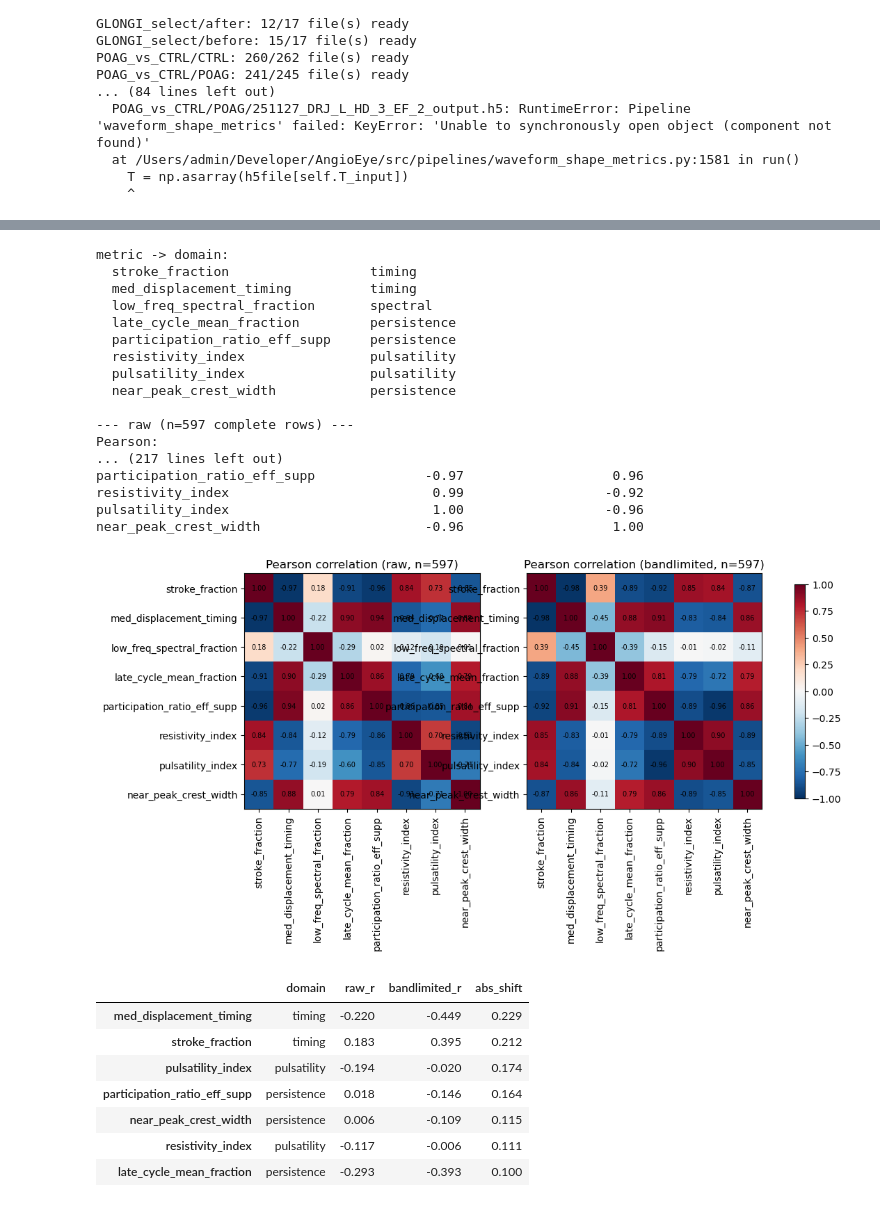
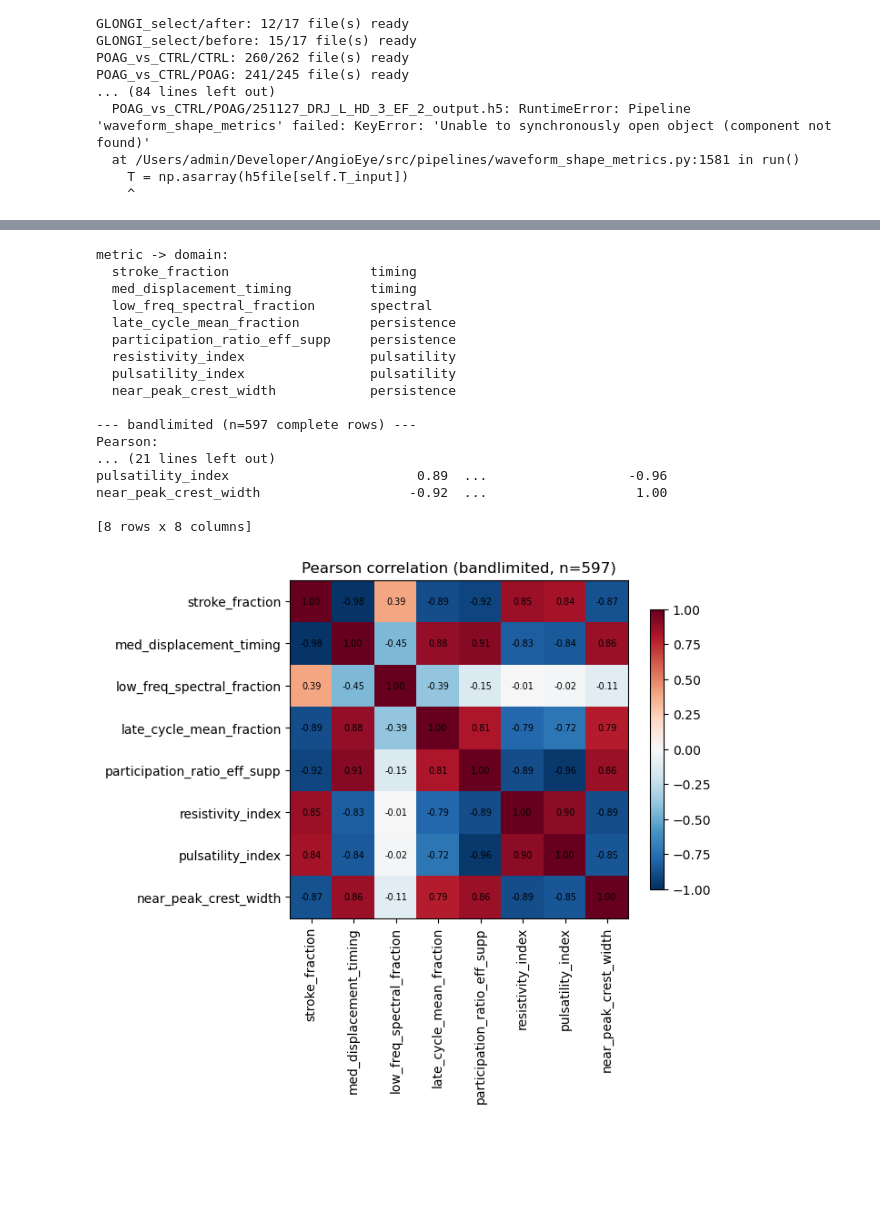
Before and after one commit to DigitalHolography/AngioEye, a Jupyter notebook: src/postprocess/composite_scoring/scoring-analysis/composite_scoring_validation.ipynb, the cells around one changed output, grey strips where cells are left out. Drawn from its saved outputs; the diff is of its cells as text; code cells hidden in the pictures; blank space fills up the shorter version.

Commit message:
Add p-values, other metrics and reduced scoring axes

```diff
--- a/src/postprocess/composite_scoring/scoring-analysis/composite_scoring_validation.ipynb
+++ b/src/postprocess/composite_scoring/scoring-analysis/composite_scoring_validation.ipynb
@@ -2,7 +2,6 @@
 import sys
 from pathlib import Path
 
-# src-layout package root for the AngioEye repo (postprocess/, pipelines/, input_output/ live under here)
 REPO_SRC = Path("/Users/admin/Developer/AngioEye/src")
 if str(REPO_SRC) not in sys.path:
     sys.path.insert(0, str(REPO_SRC))
@@ -24,15 +23,13 @@ from postprocess.composite_scoring.metrics import (
     VESSEL_TYPES,
     REPRESENTATIONS,
 )
-from postprocess.composite_scoring.scoring import (
-    append_scores_to_file,
-    score_records_for_tree,
-    _finite_scalar,
-)
+from postprocess.composite_scoring.scoring import _finite_scalar
 
-DATA_ROOT = Path("/Users/admin/Desktop/langevin-internship/composite-scoring/WAS scoring")
+DATA_ROOT = REPO_SRC / "postprocess/composite_scoring/scoring-analysis"
 PROCESSED_ROOT = DATA_ROOT / "_processed"
 
+REPRESENTATIONS = ("bandlimited",)
+
 list(METRICS.keys())
 # %% [output]
 ['stroke_fraction',
@@ -185,8 +177,6 @@ rows = []
 for cohort, groups in processed_manifest.items():
     for group, paths in groups.items():
         for path in paths:
-            # Keep the real pipeline exercised end to end (RWAS/RWAS4 written to file).
-            append_scores_to_file(path)
             metric_values = extract_metric_values(path)
             for metric_key in METRICS:
                 for representation in REPRESENTATIONS:
@@ -251,55 +241,33 @@ metric -> domain:
   pulsatility_index                pulsatility
   near_peak_crest_width            persistence
 
---- raw (n=597 complete rows) ---
+--- bandlimited (n=597 complete rows) ---
 Pearson:
-... (217 lines left out)
-participation_ratio_eff_supp              -0.97                   0.96
-resistivity_index                          0.99                  -0.92
-pulsatility_index                          1.00                  -0.96
-near_peak_crest_width                     -0.96                   1.00
+... (21 lines left out)
+pulsatility_index                        0.89  ...                  -0.96
+near_peak_crest_width                   -0.92  ...                   1.00
+
+[8 rows x 8 columns]
 # %%
 import matplotlib.pyplot as plt
 
 fig, axes = plt.subplots(1, len(REPRESENTATIONS), figsize=(6 * len(REPRESENTATIONS), 5))
+axes = np.atleast_1d(axes)
 for ax, representation in zip(axes, REPRESENTATIONS):
     corr = correlations[representation]["pearson"]
     im = ax.imshow(corr, vmin=-1, vmax=1, cmap="RdBu_r")
     ax.set_xticks(range(len(metric_cols)))
     ax.set_xticklabels(metric_cols, rotation=90)
     ax.set_yticks(range(len(metric_cols)))
     ax.set_yticklabels(metric_cols)
     ax.set_title(f"Pearson correlation ({representation}, n={correlations[representation]['n']})")
     for i in range(len(metric_cols)):
         for j in range(len(metric_cols)):
             ax.text(j, i, f"{corr.iloc[i, j]:.2f}", ha="center", va="center", fontsize=7)
 fig.colorbar(im, ax=axes, shrink=0.8)
 plt.show()
 # %% [output]
-[figure, old version]
+[figure, new version]
-# %%
-# Quantify how much each metric's correlation with low_freq_spectral_fraction
-# shifts between representations (bandlimited - raw), sorted by |shift|.
-spectral_col = "low_freq_spectral_fraction"
-raw_corr = correlations["raw"]["pearson"][spectral_col]
-bandlimited_corr = correlations["bandlimited"]["pearson"][spectral_col]
-
-diff = pd.DataFrame({
-    "domain": [metric_to_domain[m] for m in metric_cols if m != spectral_col],
-    "raw_r": [raw_corr[m] for m in metric_cols if m != spectral_col],
-    "bandlimited_r": [bandlimited_corr[m] for m in metric_cols if m != spectral_col],
-}, index=[m for m in metric_cols if m != spectral_col])
-diff["abs_shift"] = (diff["bandlimited_r"] - diff["raw_r"]).abs()
-diff.sort_values("abs_shift", ascending=False).round(3)
-# %% [output]
-|  | domain | raw_r | bandlimited_r | abs_shift |
-| med_displacement_timing | timing | -0.220 | -0.449 | 0.229 |
-| stroke_fraction | timing | 0.183 | 0.395 | 0.212 |
-| pulsatility_index | pulsatility | -0.194 | -0.020 | 0.174 |
-| participation_ratio_eff_supp | persistence | 0.018 | -0.146 | 0.164 |
-| near_peak_crest_width | persistence | 0.006 | -0.109 | 0.115 |
-| resistivity_index | pulsatility | -0.117 | -0.006 | 0.111 |
-| late_cycle_mean_fraction | persistence | -0.293 | -0.393 | 0.100 |
 # %%
 cluster_cols = [m for m in metric_cols if m != "low_freq_spectral_fraction"]
 
```
Also changed, not shown: parts of 33 cells of this notebook.
